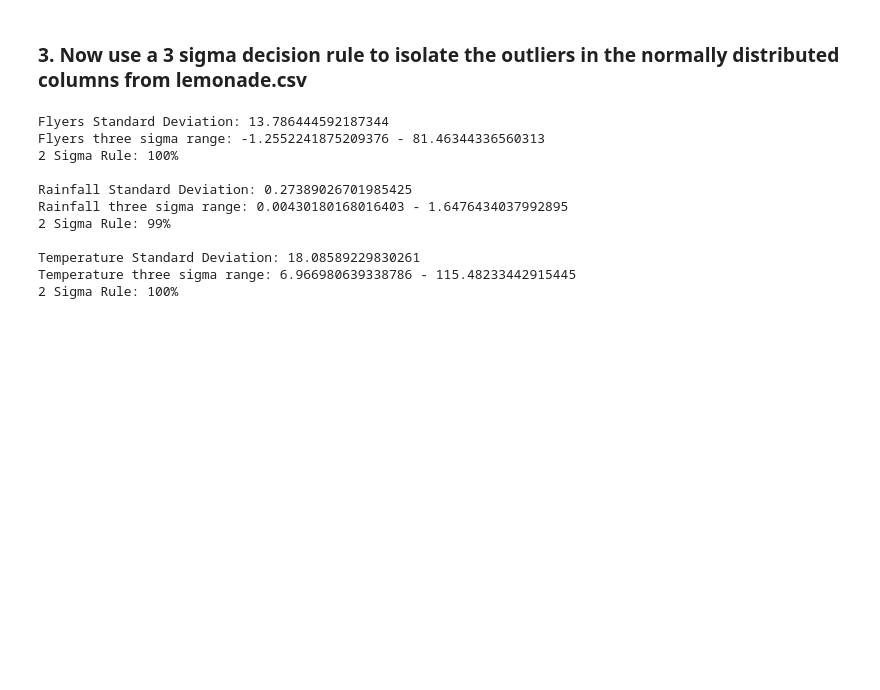
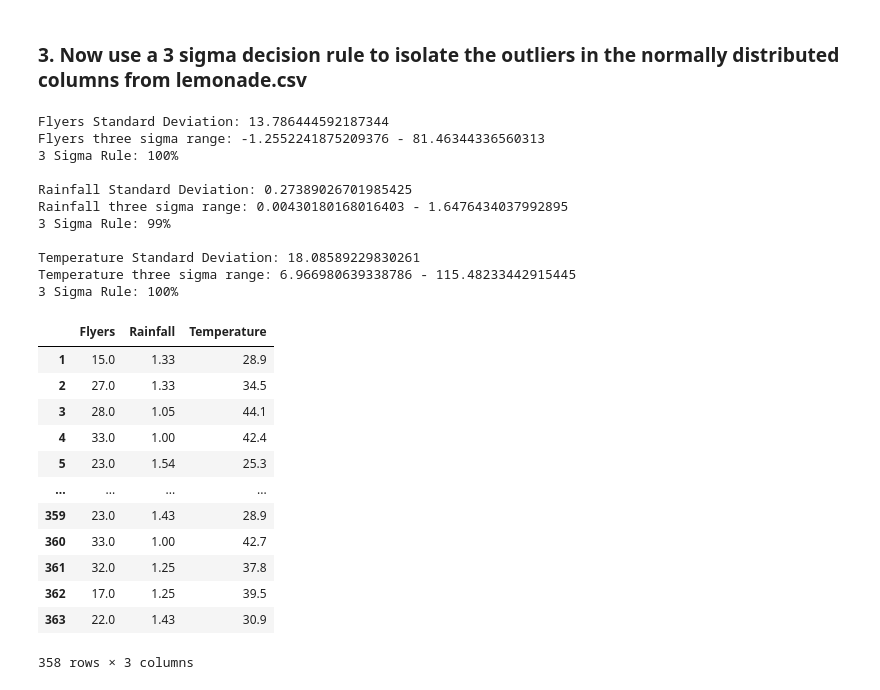
Before and after one commit to wheelerjoshua/anomaly-detection-exercises, a Jupyter notebook: continuous_probabilistic_methods.ipynb, the cells around one changed output. Cells and saved outputs as stored; diff of their text form; code cells hidden in the pictures; blank space fills up the shorter version.

```diff
--- a/continuous_probabilistic_methods.ipynb
+++ b/continuous_probabilistic_methods.ipynb
@@ -155,6 +194,8 @@ I might decide to keep the flyers outliers because they're not very far from the
 # %% [markdown]
 ### 3. Now use a 3 sigma decision rule to isolate the outliers in the normally distributed columns from lemonade.csv
 # %%
+no_outlier_df = pd.DataFrame()
+outlier_df = pd.DataFrame()
 for col in ['Flyers','Rainfall','Temperature']:
     stddev = df[col].std()
     print(f'{col} Standard Deviation: {stddev}')
@@ -164,16 +205,38 @@ for col in ['Flyers','Rainfall','Temperature']:
     # three_stddev_range = range(minus_three_stddev, plus_three_stddev)
 
     print(f'{col} three sigma range: {minus_three_stddev} - {plus_three_stddev}')
-    print(f'2 Sigma Rule: {round(df[(df[col] > minus_three_stddev) & (df[col] < plus_three_stddev)][col].count() / df[col].count() * 100)}%\n')
+    print(f'3 Sigma Rule: {round(df[(df[col] > minus_three_stddev) & (df[col] < plus_three_stddev)][col].count() / df[col].count() * 100)}%\n')
+    no_outlier_series = df[(df[col] > minus_three_stddev) & (df[col] < plus_three_stddev)][col]
+    no_outlier_df = pd.merge(no_outlier_df, no_outlier_series, how = 'right', left_index = True, right_index=True)
+    outlier_series = df[(df[col] < minus_three_stddev) | (df[col] > plus_three_stddev)][col]
+    outlier_df = pd.merge(outlier_df, outlier_series, how = 'outer', left_index=True,right_index=True)
 # %% [output]
 Flyers Standard Deviation: 13.786444592187344
 Flyers three sigma range: -1.2552241875209376 - 81.46344336560313
-2 Sigma Rule: 100%
+3 Sigma Rule: 100%
 
 Rainfall Standard Deviation: 0.27389026701985425
 Rainfall three sigma range: 0.00430180168016403 - 1.6476434037992895
-2 Sigma Rule: 99%
+3 Sigma Rule: 99%
 
 Temperature Standard Deviation: 18.08589229830261
 Temperature three sigma range: 6.966980639338786 - 115.48233442915445
-2 Sigma Rule: 100%
+3 Sigma Rule: 100%
+# %%
+# drop any nulls (these are rows with outliers)
+no_outlier_df.dropna(inplace=True)
+no_outlier_df
+# %% [output]
+|  | Flyers | Rainfall | Temperature |
+| 1 | 15.0 | 1.33 | 28.9 |
+| 2 | 27.0 | 1.33 | 34.5 |
+| 3 | 28.0 | 1.05 | 44.1 |
+| 4 | 33.0 | 1.00 | 42.4 |
+| 5 | 23.0 | 1.54 | 25.3 |
+| ... | ... | ... | ... |
+| 359 | 23.0 | 1.43 | 28.9 |
+| 360 | 33.0 | 1.00 | 42.7 |
+| 361 | 32.0 | 1.25 | 37.8 |
+| 362 | 17.0 | 1.25 | 39.5 |
+| 363 | 22.0 | 1.43 | 30.9 |
+358 rows × 3 columns
```
Also changed, not shown: parts of 6 cells of this notebook.
